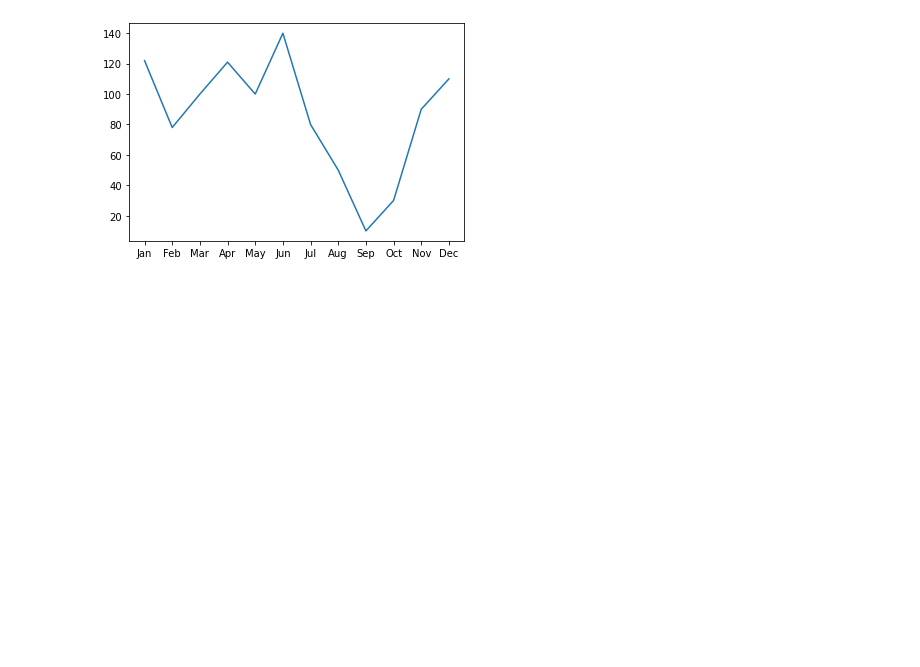
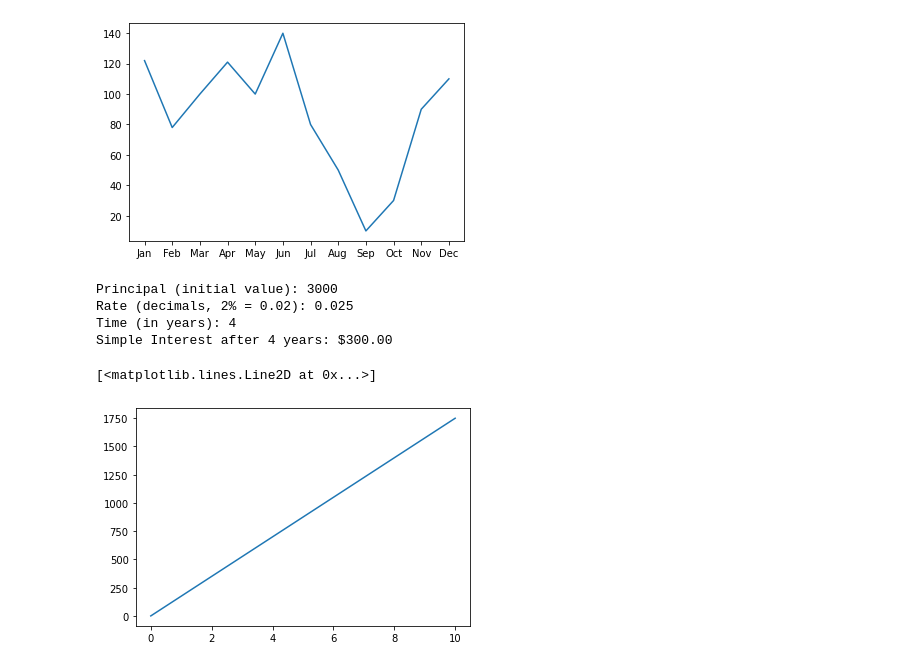
Before and after one commit to mfaridn03/ISYS2001, a Jupyter notebook: problem_solving_case_study.ipynb, the cells around one changed output. Cells and saved outputs as stored; diff of their text form; code cells hidden in the pictures; blank space fills up the shorter version.

Commit message:
Add simple interest code in problem solving case study

```diff
--- a/problem_solving_case_study.ipynb
+++ b/problem_solving_case_study.ipynb
@@ -121,3 +121,48 @@ plt.plot(months, sales)
 85.91666666666667
 [<matplotlib.lines.Line2D at 0x...>]
 [figure]
+# %%
+# Computing simple interest
+# Simple Interest = P x r x t
+# P = principal
+# r = rate
+# t = time
+
+p = float(input("Principal (initial value): "))
+r = float(input("Rate (decimals, 2% = 0.02): "))
+t = int(input("Time (in years): "))
+
+
+# Or with preset values:
+# p = 5000
+# r = 0.03
+# t = 5
+
+
+simple_interest = p * r * t
+print(f"Simple Interest after {t} years: ${simple_interest:.2f}")
+# %% [output]
+Principal (initial value): 3000
+Rate (decimals, 2% = 0.02): 0.025
+Time (in years): 4
+Simple Interest after 4 years: $300.00
+# %%
+# Simple interest graph
+
+# Preset values:
+p = 5000  # Principal
+r = 0.035
+t = 10
+
+year = list(range(t + 1))
+interest = []
+
+for x in year:
+  interest.append(round(p * r * x, 2))
+
+# plot the results
+from matplotlib import pyplot as plt
+plt.plot(year, interest)
+# %% [output]
+[<matplotlib.lines.Line2D at 0x...>]
+[figure, added]
```
